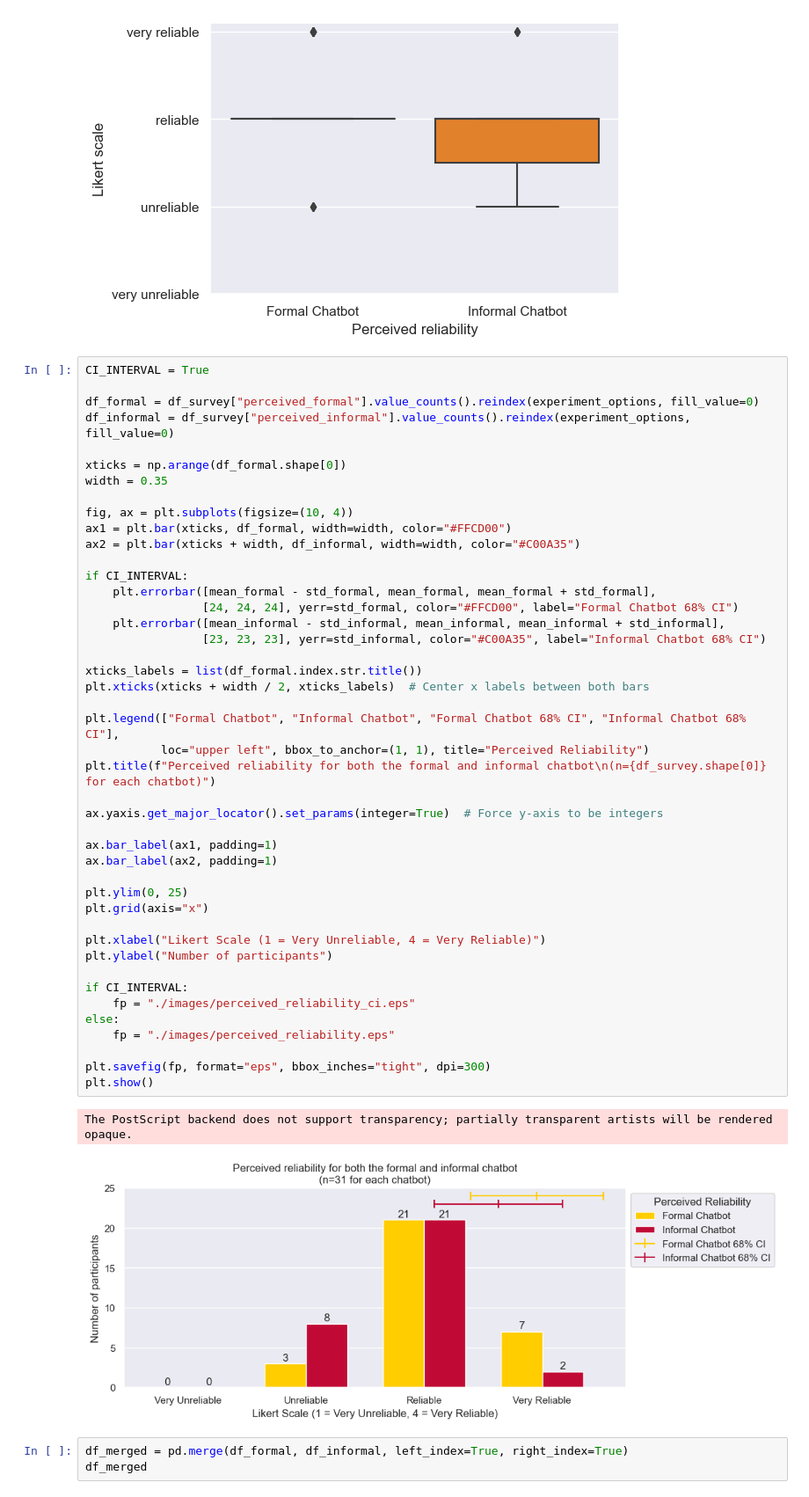
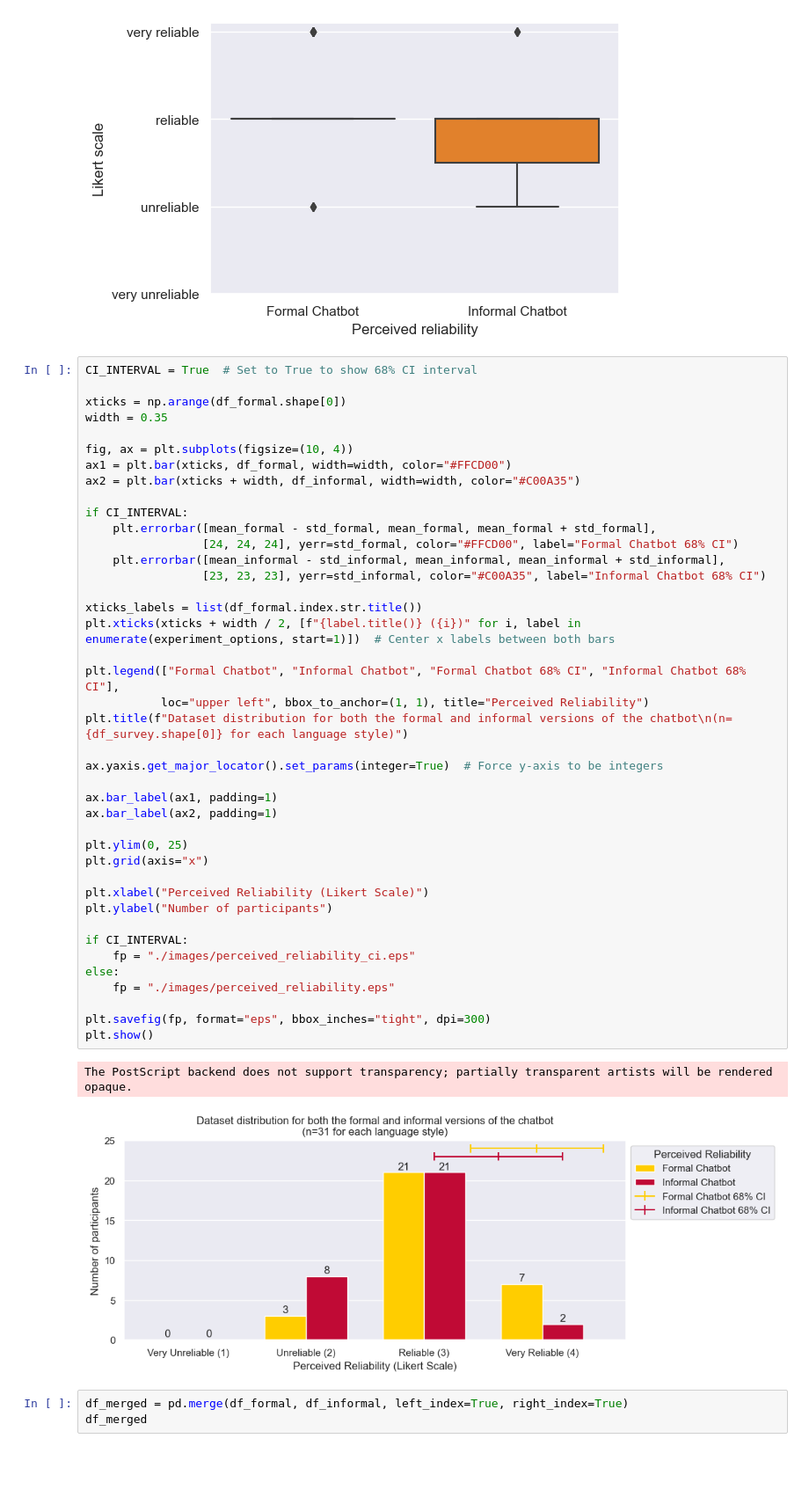
Before and after one commit to Denbergvanthijs/MethodsInAIResearch, a Jupyter notebook: data_analysis.ipynb, the cells around one changed output. Shown at 88% size. Drawn from its saved outputs; the diff is of its cells as text; blank space fills up the shorter version.

```diff
--- a/data_analysis.ipynb
+++ b/data_analysis.ipynb
@@ -150,10 +166,7 @@ plt.show()
 # %% [output]
 [figure]
 # %%
-CI_INTERVAL = True
-
-df_formal = df_survey["perceived_formal"].value_counts().reindex(experiment_options, fill_value=0)
-df_informal = df_survey["perceived_informal"].value_counts().reindex(experiment_options, fill_value=0)
+CI_INTERVAL = True  # Set to True to show 68% CI interval
 
 xticks = np.arange(df_formal.shape[0])
 width = 0.35
@@ -165,37 +178,37 @@ ax2 = plt.bar(xticks + width, df_informal, width=width, color="#C00A35")
 if CI_INTERVAL:
     plt.errorbar([mean_formal - std_formal, mean_formal, mean_formal + std_formal],
                  [24, 24, 24], yerr=std_formal, color="#FFCD00", label="Formal Chatbot 68% CI")
     plt.errorbar([mean_informal - std_informal, mean_informal, mean_informal + std_informal],
                  [23, 23, 23], yerr=std_informal, color="#C00A35", label="Informal Chatbot 68% CI")
 
 xticks_labels = list(df_formal.index.str.title())
-plt.xticks(xticks + width / 2, xticks_labels)  # Center x labels between both bars
+plt.xticks(xticks + width / 2, [f"{label.title()} ({i})" for i, label in enumerate(experiment_options, start=1)])  # Center x labels between both bars
 
 plt.legend(["Formal Chatbot", "Informal Chatbot", "Formal Chatbot 68% CI", "Informal Chatbot 68% CI"],
            loc="upper left", bbox_to_anchor=(1, 1), title="Perceived Reliability")
-plt.title(f"Perceived reliability for both the formal and informal chatbot\n(n={df_survey.shape[0]} for each chatbot)")
+plt.title(f"Dataset distribution for both the formal and informal versions of the chatbot\n(n={df_survey.shape[0]} for each language style)")
 
 ax.yaxis.get_major_locator().set_params(integer=True)  # Force y-axis to be integers
 
 ax.bar_label(ax1, padding=1)
 ax.bar_label(ax2, padding=1)
 
 plt.ylim(0, 25)
 plt.grid(axis="x")
 
-plt.xlabel("Likert Scale (1 = Very Unreliable, 4 = Very Reliable)")
+plt.xlabel("Perceived Reliability (Likert Scale)")
 plt.ylabel("Number of participants")
 
 if CI_INTERVAL:
     fp = "./images/perceived_reliability_ci.eps"
 else:
     fp = "./images/perceived_reliability.eps"
 
 plt.savefig(fp, format="eps", bbox_inches="tight", dpi=300)
 plt.show()
 # %% [output]
 The PostScript backend does not support transparency; partially transparent artists will be rendered opaque.
-[figure, old version]
+[figure, new version]
 # %%
 df_merged = pd.merge(df_formal, df_informal, left_index=True, right_index=True)
 df_merged
```
Also changed, not shown: parts of 3 cells of this notebook, 3 other files.
